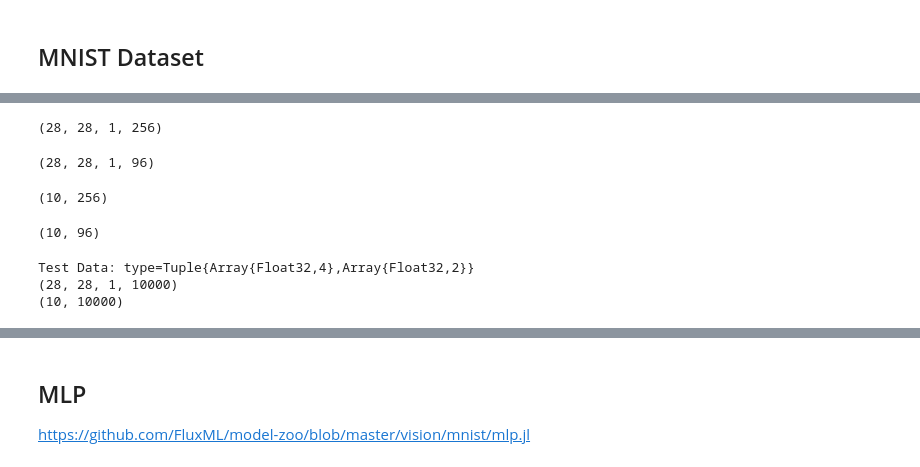
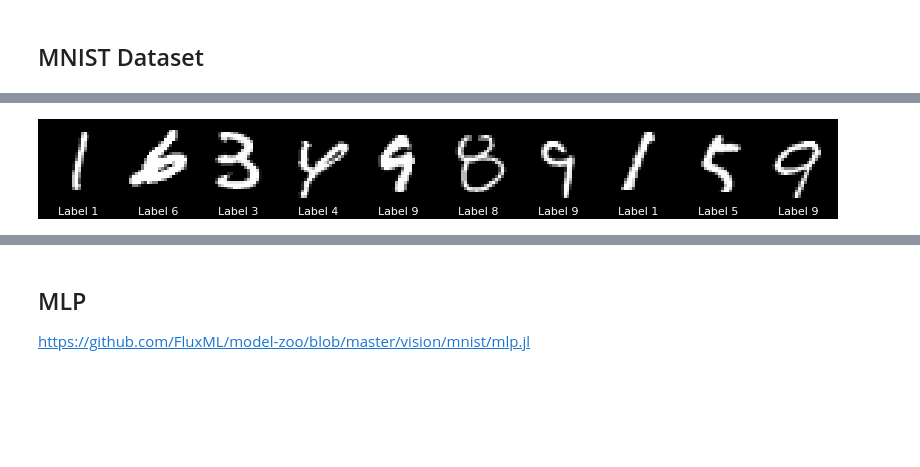
Before and after one commit to cirocavani/Pineapple, a Jupyter notebook: workspace/Julia - Deep Learning.ipynb, the cells around one changed output, grey strips where cells are left out. Drawn from its saved outputs; the diff is of its cells as text; code cells hidden in the pictures; blank space fills up the shorter version.

```diff
--- a/workspace/Julia - Deep Learning.ipynb
+++ b/workspace/Julia - Deep Learning.ipynb
@@ -71,26 +70,24 @@ Train Data: type=Array{Tuple{Array{Float32,4},Array{Float32,2}},1}, size=(235,)
-# %%
-size(train_data[1][1])
-# %% [output]
-(28, 28, 1, 256)
-# %%
-size(train_data[end][1])
-# %% [output]
-(28, 28, 1, 96)
-# %%
-size(train_data[1][2])
-# %% [output]
-(10, 256)
-# %%
-size(train_data[end][2])
-# %% [output]
-(10, 96)
-# %%
-test_data = make_batch(load_mnist(:test)..., MNISTspec.test_size)[1]
-
-println("Test Data: type=$(typeof(test_data))")
-println(size(test_data[1]))
-println(size(test_data[2]))
-# %% [output]
-Test Data: type=Tuple{Array{Float32,4},Array{Float32,2}}
-(28, 28, 1, 10000)
-(10, 10000)
+# %%
+plot_digit(image, label) = plot(image, xlabel=(label !== nothing ? "Label $(label)" : ""),
+                                guidefontsize=8, legend=false, margin=0mm, link=:both,
+                                ticks=nothing, border=:none)
+function plot_digits(images, labels=nothing; size=(800, 100), layout=(1, length(images)))
+    plots = map(1:prod(layout)) do i
+        image = images[i]
+        label = labels !== nothing ? labels[i] : nothing
+        plot_digit(image, label)
+    end
+    plot(plots..., layout=layout, size=size, bg_color="black", fg_color="white")
+end
+
+function sample(data, size=10)
+    indices = rand(1:length(data.images), 10)
+    images = data.images[indices]
+    labels = data.labels[indices]
+    return (images=images, labels=labels)
+end
+
+train_sample = sample(train_data)
+plot_digits(train_sample...)
+# %% [output]
+[figure, added]
```
Also changed, not shown: parts of 55 cells of this notebook, 2 other files.
